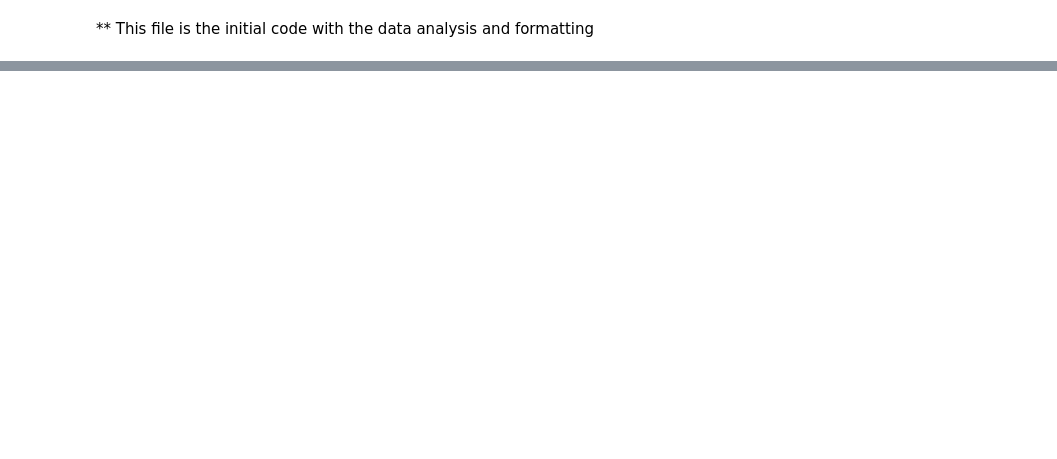
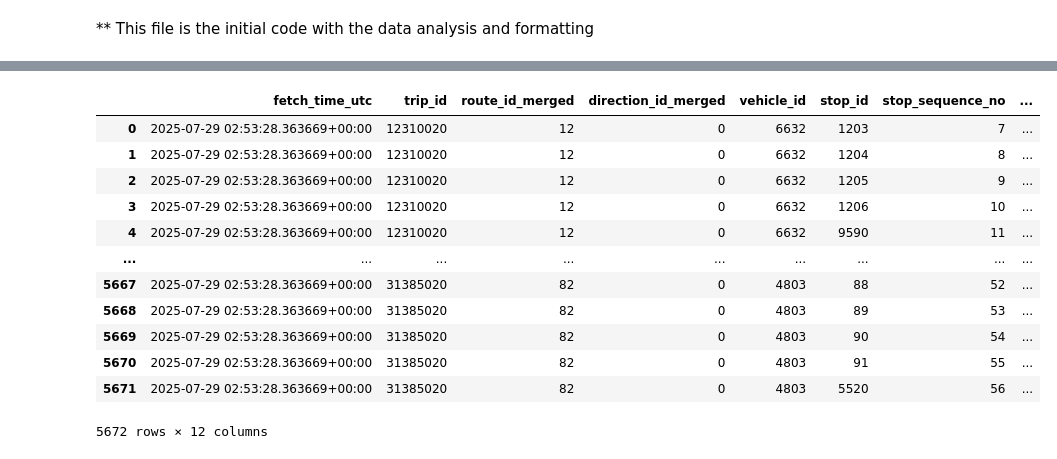
Before and after one commit to MohammedAdnan01/OcTranspo_ETL_Pipeline, a Jupyter notebook: InitialCodeSample.ipynb, the cells around one changed output, grey strips where cells are left out. Cells and saved outputs as stored; diff of their text form; code cells hidden in the pictures; blank space fills up the shorter version.

```diff
--- a/InitialCodeSample.ipynb
+++ b/InitialCodeSample.ipynb
@@ -276,0 +178,40 @@ print(all_files_df["stop_times"]['stop_sequence'].max())
+# %%
+def standardize_static_gtfs_dtypes(static_gtfs_df):
+    if 'routes' in static_gtfs_df:
+        df = static_gtfs_df['routes']
+        df['route_id'] = df['route_id'].astype(str)
+
+    if 'stops' in static_gtfs_df:
+        df = static_gtfs_df['stops']
+        df['stop_id'] = df['stop_id'].astype(str)
+        df['stop_name'] = df['stop_name'].astype(str)
+
+    if 'trips' in static_gtfs_df:
+        df = static_gtfs_df['trips']
+        df['trip_id'] = df['trip_id'].astype(str)
+        df['route_id'] = df['route_id'].astype(str)
+        df['service_id'] = df['service_id'].astype(str)
+        if 'direction_id' in df.columns:
+            df['direction_id'] = pd.to_numeric(df['direction_id'], errors='coerce').astype(int)
+
+    if 'stop_times' in static_gtfs_df:
+        df = static_gtfs_df['stop_times']
+        df['trip_id'] = df['trip_id'].astype(str)
+        df['stop_id'] = df['stop_id'].astype(str)
+        df['stop_sequence'] = pd.to_numeric(df['stop_sequence'], errors='coerce').astype(int)
+
+        df['scheduled_arrival_seconds'] = df['arrival_time'].apply(time_string_to_seconds).astype('Int64')
+        df['scheduled_departure_seconds'] = df['departure_time'].apply(time_string_to_seconds).astype('Int64')
+
+        df = df.drop(columns=['arrival_time', 'departure_time'], errors='ignore')
+
+        # Removed 'pickup_type', 'drop_off_type', 'timepoint' conversion as per user's request
+        # for col in ['pickup_type', 'drop_off_type', 'timepoint']:
+        #     if col in df.columns:
+        #         df[col] = pd.to_numeric(df[col], errors='coerce').astype('Int64')
+
+    print("\n--- GTFS Static DataFrames after Type Standardization ---")
+    for name, df in static_gtfs_df.items():
+        print(f"\nDataFrame for '{name}' Dtypes:")
+        print(df.dtypes)
+    return static_gtfs_df
@@ -276,0 +352,16 @@ print(all_files_df["stop_times"]['stop_sequence'].max())
+# %%
+    merged_df.iloc[:, :12]
+# %% [output]
+|  | fetch_time_utc | trip_id | route_id_merged | direction_id_merged | vehicle_id | stop_id | stop_sequence_no | ... |
+| 0 | 2025-07-29 02:53:28.363669+00:00 | 12310020 | 12 | 0 | 6632 | 1203 | 7 | ... |
+| 1 | 2025-07-29 02:53:28.363669+00:00 | 12310020 | 12 | 0 | 6632 | 1204 | 8 | ... |
+| 2 | 2025-07-29 02:53:28.363669+00:00 | 12310020 | 12 | 0 | 6632 | 1205 | 9 | ... |
+| 3 | 2025-07-29 02:53:28.363669+00:00 | 12310020 | 12 | 0 | 6632 | 1206 | 10 | ... |
+| 4 | 2025-07-29 02:53:28.363669+00:00 | 12310020 | 12 | 0 | 6632 | 9590 | 11 | ... |
+| ... | ... | ... | ... | ... | ... | ... | ... | ... |
+| 5667 | 2025-07-29 02:53:28.363669+00:00 | 31385020 | 82 | 0 | 4803 | 88 | 52 | ... |
+| 5668 | 2025-07-29 02:53:28.363669+00:00 | 31385020 | 82 | 0 | 4803 | 89 | 53 | ... |
+| 5669 | 2025-07-29 02:53:28.363669+00:00 | 31385020 | 82 | 0 | 4803 | 90 | 54 | ... |
+| 5670 | 2025-07-29 02:53:28.363669+00:00 | 31385020 | 82 | 0 | 4803 | 91 | 55 | ... |
+| 5671 | 2025-07-29 02:53:28.363669+00:00 | 31385020 | 82 | 0 | 4803 | 5520 | 56 | ... |
+5672 rows × 12 columns
```
Also changed, not shown: parts of 19 cells of this notebook, 1 other file.
